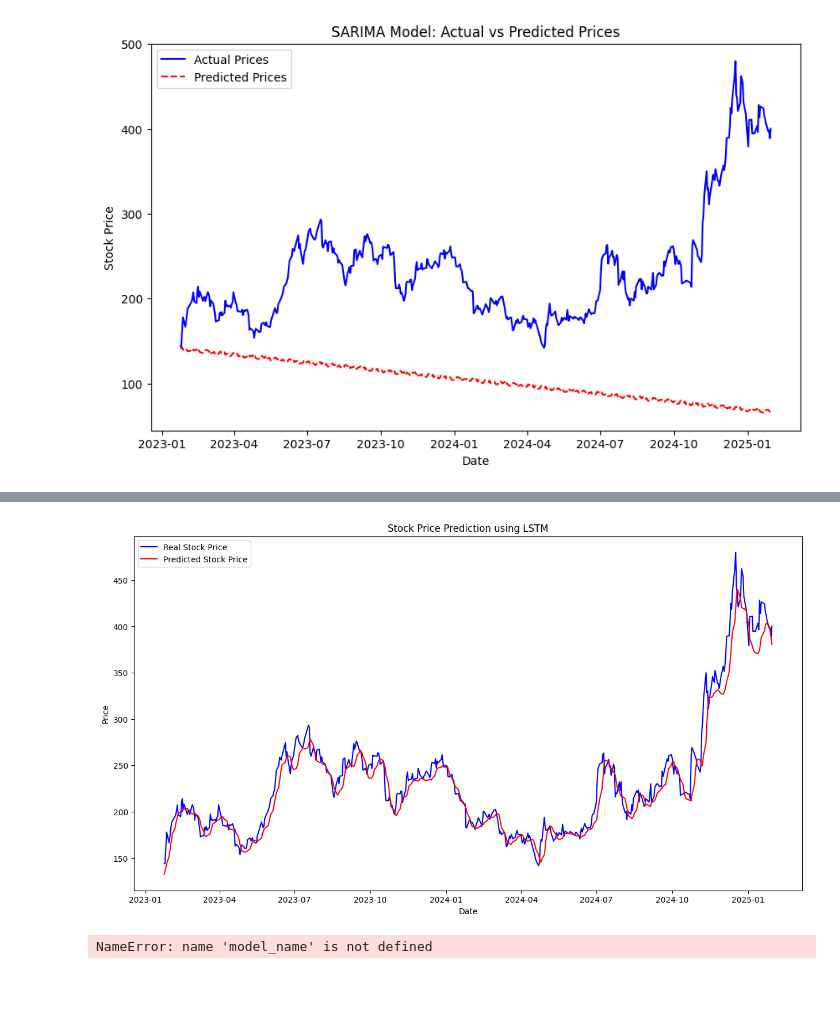
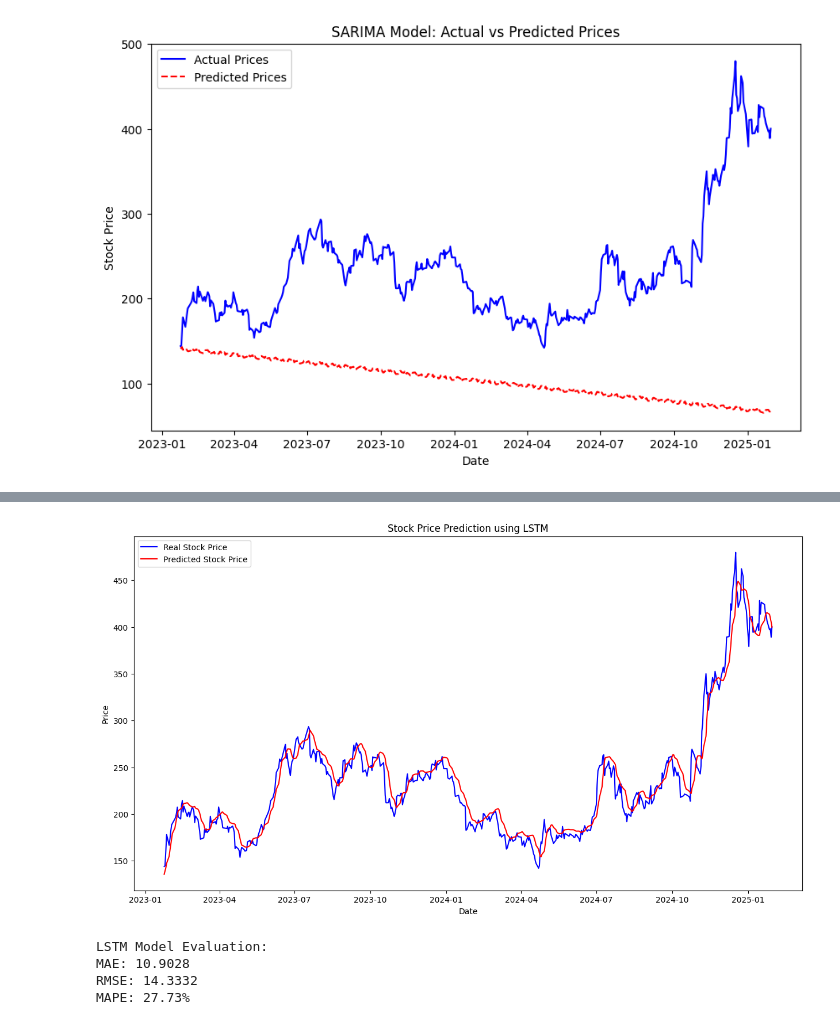
Before and after one commit to Nahom-ketsela/kaim-week-11, a Jupyter notebook: notebook/Time_Series_Forcasting.ipynb, the cells around one changed output, grey strips where cells are left out. Cells and saved outputs as stored; diff of their text form; code cells hidden in the pictures; blank space fills up the shorter version.

Commit message:
forecasted and interprated results for LSTM model for 6-Months.

```diff
--- a/notebook/Time_Series_Forcasting.ipynb
+++ b/notebook/Time_Series_Forcasting.ipynb
@@ -93,7 +93,7 @@ RMSE: 151.6919
 MAPE: 49.62%
 [figure]
 # %%
-# Assume `train` and `test` are pandas Series containing stock prices
-ltsm_forecast, lstm_model, data_scaler = tsfm.train_lstm_model(train, test, n_steps=60, epochs=20, batch_size=32)
+# Train LSTM model
+lstm_forecast, lstm_model, data_scaler = tsfm.train_lstm_model(train, test, n_steps=60, epochs=20, batch_size=32)
 # %% [output]
 Epoch 1/20
@@ -116,33 +116,36 @@ Epoch 20/20
 # %%
 # Plot the results
 plt.figure(figsize=(15, 8))
 plt.plot(test.index, test.values, color='blue', label='Real Stock Price')  # Real data
-plt.plot(test.index, ltsm_forecast, color='red', label='Predicted Stock Price')  # Predicted data
+plt.plot(test.index, lstm_forecast, color='red', label='Predicted Stock Price')  # Predicted data
 plt.title('Stock Price Prediction using LSTM')
 plt.xlabel('Date')
 plt.ylabel('Price')
 plt.legend()
 plt.show()
 # %% [output]
-[figure, old version]
+[figure, new version]
 # %%
 from sklearn.metrics import mean_absolute_error, mean_squared_error
 import numpy as np
 
-# Ensure ltsm_forecast is a 1D array (Fix the shape issue)
-ltsm_forecast = np.array(ltsm_forecast).ravel()  # Convert (507, 1) to (507,)
+# Ensure ltsm_forecast is a 1D array
+ltsm_forecast = np.array(lstm_forecast).ravel()  # Convert (507, 1) to (507,)
 
 # Ensure test is also 1D
 test = np.array(test).ravel()
 
-# Now you can calculate MAE, RMSE, and MAPE without NaN issues
-mae = mean_absolute_error(test, ltsm_forecast)
-rmse = np.sqrt(mean_squared_error(test, ltsm_forecast))
-mape = np.mean(np.abs((test - ltsm_forecast) / test)) * 100
+# calculate MAE, RMSE, and MAPE
+mae = mean_absolute_error(test, lstm_forecast)
+rmse = np.sqrt(mean_squared_error(test, lstm_forecast))
+mape = np.mean(np.abs((test - lstm_forecast) / test)) * 100
 
-print(f'LStM Model Evaluation:')
+print(f'LSTM Model Evaluation:')
 print(f'MAE: {mae:.4f}')
 print(f'RMSE: {rmse:.4f}')
 print(f'MAPE: {mape:.2f}%')
 # %% [output]
-NameError: name 'model_name' is not defined
+LSTM Model Evaluation:
+MAE: 10.9028
+RMSE: 14.3332
+MAPE: 27.73%
```
Also changed, not shown: parts of 5 cells of this notebook, 1 other file.
